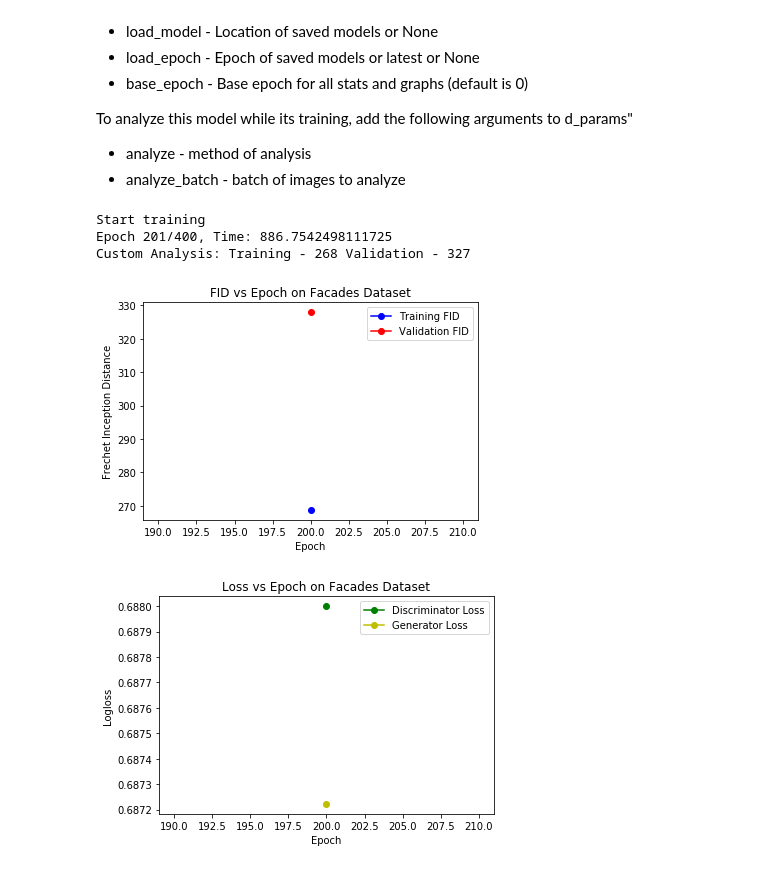
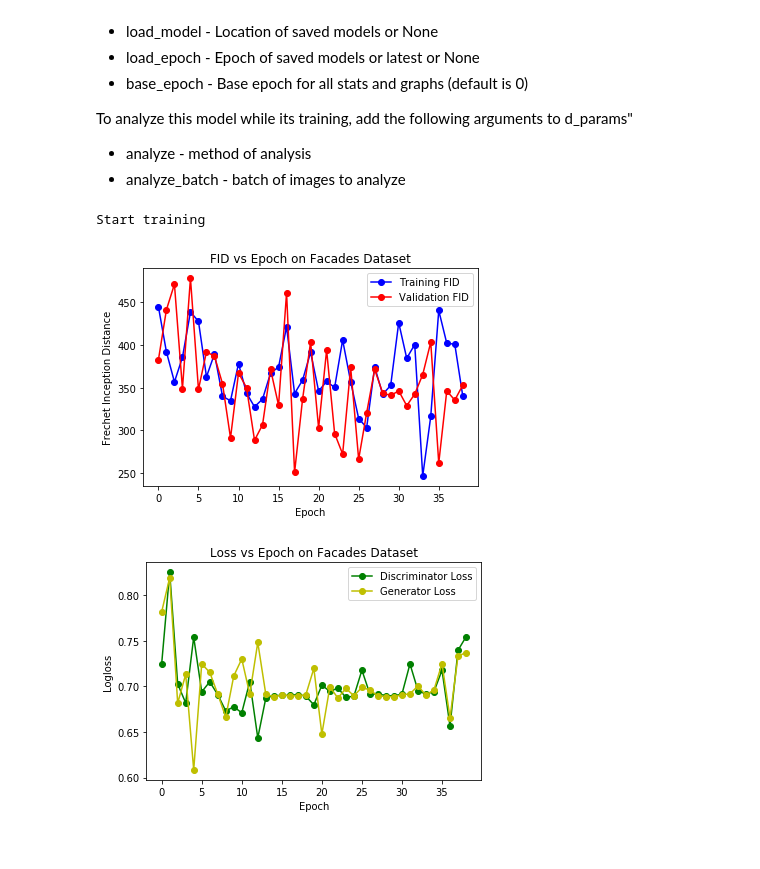
Before and after one commit to sagardsaxena/GAN, a Jupyter notebook: analyze.ipynb, the cells around one changed output. Drawn from its saved outputs; the diff is of its cells as text; code cells hidden in the pictures.

Commit message:
Save and Load Analysis

```diff
--- a/analyze.ipynb
+++ b/analyze.ipynb
@@ -45,35 +47,42 @@ import os
 import argparse
 import sys
 
+image_data_format = "channels_last"
+logging_dir = "Pix2Pix"
+model = "facades"
+
 os.environ["KERAS_BACKEND"] = "tensorflow"
 import keras.backend as K
-K.set_image_data_format("channels_last")
+K.set_image_data_format(image_data_format)
 
 sys.path.append("Pix2Pix/src/model/")
 sys.path.append("Pix2Pix/src/utils/")
 import train
+import importlib
+importlib.reload(train)
 
 d_params = {"dset": "facades",
             "generator": "upsampling",
             "batch_size": 4,
             "n_batch_per_epoch": 100,
             "nb_epoch": 400,
-            "model_name": "facades",
+            "model_name": model,
             "epoch": 1,
             "nb_classes": 2,
             "do_plot": False,
-            "image_data_format": "channels_last",
+            "image_data_format": image_data_format,
             "bn_mode": 2,
             "img_dim": 256,
             "use_label_smoothing": False,
             "label_flipping": 0,
             "patch_size": (64, 64),
             "use_mbd": False,
-            "logging_dir": "Pix2Pix",
+            "logging_dir": logging_dir,
             "save_latest": True,
-            "load_model": "facades_old",
+            "load_model": model,
             "load_epoch": "latest",
-            "base_epoch": 200,
+            "base_epoch": 39,
+            "load_analysis": "analysis.pkl",
             "analyze": fid,
             "analyze_batch": 5
             }
@@ -81,38 +90,39 @@ d_params = {"dset": "facades",
 analysis = train.train(**d_params)
 # %% [output]
 Start training
-Epoch 201/400, Time: 886.7542498111725
-Custom Analysis: Training - 268 Validation - 327
 # %%
 from matplotlib import pyplot as plt
 
 x = [k for k in analysis["custom"]]
 y_train = [analysis["custom"][k][0] for k in analysis["custom"]]
 y_val = [analysis["custom"][k][1] for k in analysis["custom"]]
-
 plt.plot(x, y_train, "bo-", label="Training FID")
 plt.plot(x, y_val, "ro-", label="Validation FID")
+
 plt.xlabel("Epoch")
 plt.ylabel("Frechet Inception Distance")
 plt.title("FID vs Epoch on Facades Dataset")
 plt.legend()
-plt.savefig("Pix2Pix/figures/facades/fid.png")
+plt.savefig(os.path.join(logging_dir, "figures", model, "fid.png"))
 plt.show()
 
 x = [k for k in analysis["disc_loss"]]
 y = [analysis["disc_loss"][k] for k in analysis["disc_loss"]]
 plt.plot(x, y, "go-", label="Discriminator Loss")
 
 x = [k for k in analysis["gen_loss"]]
 y = [analysis["gen_loss"][k] for k in analysis["gen_loss"]]
+plt.plot(x, y, "yo-", label="Generator Loss")
 
-plt.plot(x, y, "yo-", label="Generator Loss")
 plt.xlabel("Epoch")
 plt.ylabel("Logloss")
 plt.title("Loss vs Epoch on Facades Dataset")
 plt.legend()
-plt.savefig("Pix2Pix/figures/facades/loss.png")
+plt.savefig(os.path.join(logging_dir, "figures", model, "loss.png"))
 plt.show()
+
+try: import cPickle as pickle
+except: import pickle
 # %% [output]
-[figure, old version]
+[figure, new version]
-[figure, old version]
+[figure, new version]
```
Also changed, not shown: parts of 1 cell of this notebook, 1 other file.
